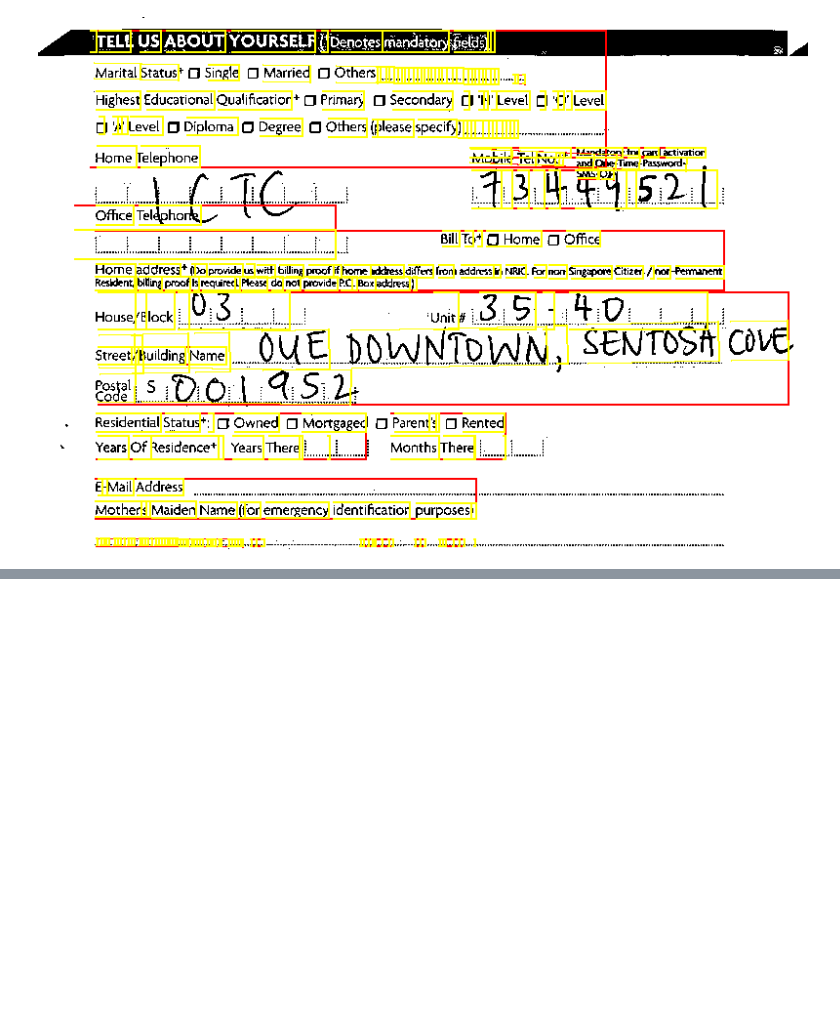
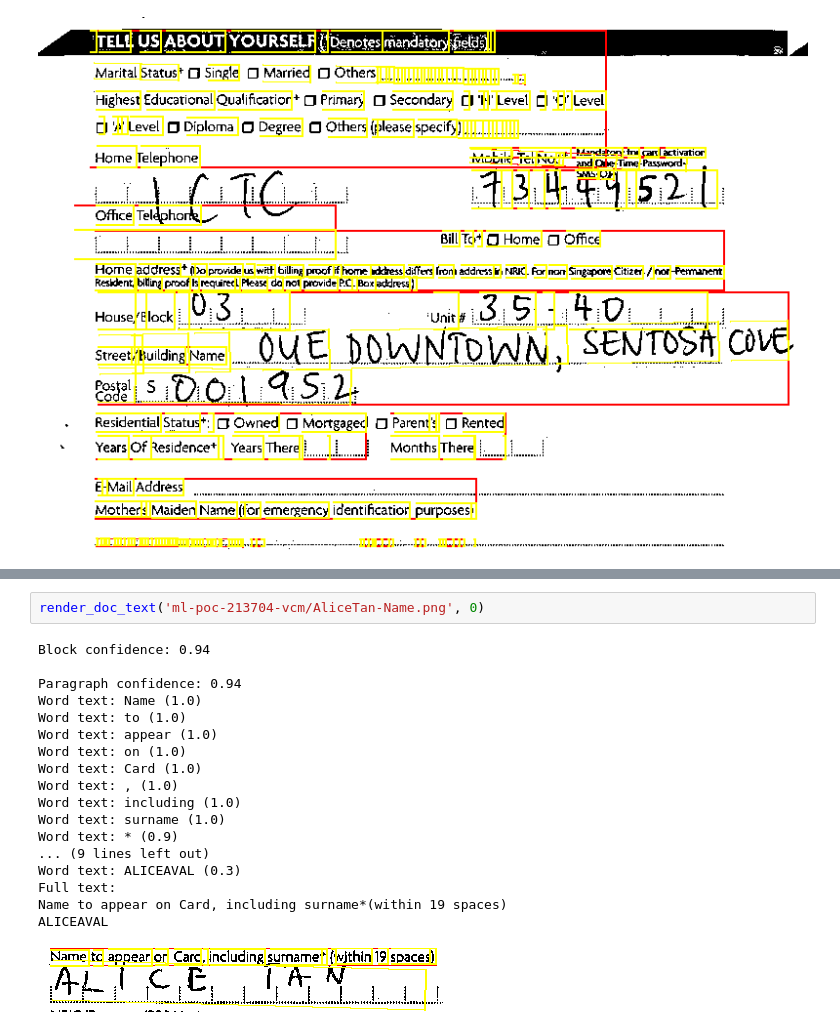
Before and after one commit to rohita77/Utils, a Jupyter notebook: Google-vision-jpeg.ipynb, the cells around one changed output, grey strips where cells are left out. Saved outputs shown, nothing was run; the diff lists cells and outputs as text; blank space fills up the shorter version.

```diff
--- a/Google-vision-jpeg.ipynb
+++ b/Google-vision-jpeg.ipynb
@@ -460,0 +508,21 @@ Mobile Talmat Mandatory for card activation
+# %%
+render_doc_text('ml-poc-213704-vcm/AliceTan-Name.png', 0)
+# %% [output]
+Block confidence: 0.94
+
+Paragraph confidence: 0.94
+Word text: Name (1.0)
+Word text: to (1.0)
+Word text: appear (1.0)
+Word text: on (1.0)
+Word text: Card (1.0)
+Word text: , (1.0)
+Word text: including (1.0)
+Word text: surname (1.0)
+Word text: * (0.9)
+... (9 lines left out)
+Word text: ALICEAVAL (0.3)
+Full text:
+Name to appear on Card, including surname*(within 19 spaces)
+ALICEAVAL
+[figure, added]
```
Also changed, not shown: parts of 8 cells of this notebook.
